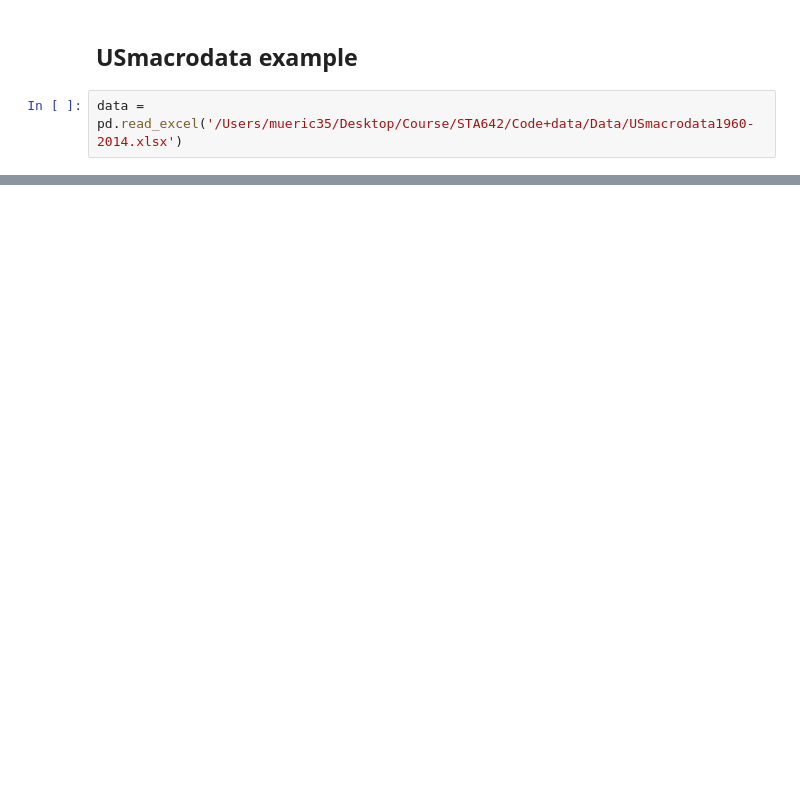
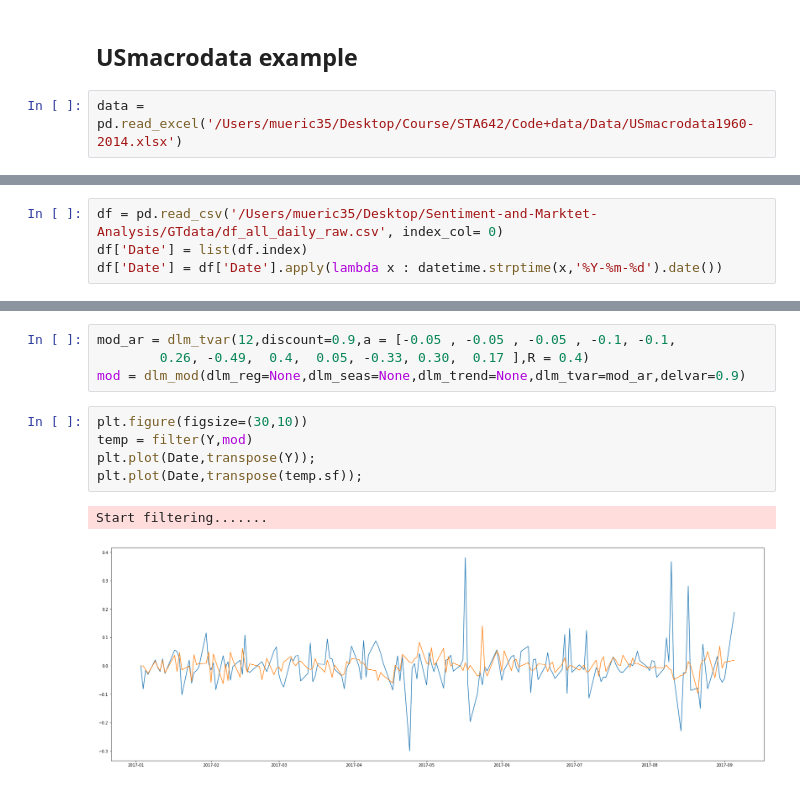
Before and after one commit to TunChiehHsu/Univariate_DLM, a Jupyter notebook: Univariate_dlm.ipynb, the cells around one changed output, grey strips where cells are left out. Cells and saved outputs as stored; diff of their text form; blank space fills up the shorter version.

```diff
--- a/Univariate_dlm.ipynb
+++ b/Univariate_dlm.ipynb
@@ -365,0 +393,4 @@ Start filtering.......
+# %%
+df = pd.read_csv('/Users/mueric35/Desktop/Sentiment-and-Marktet-Analysis/GTdata/df_all_daily_raw.csv', index_col= 0)
+df['Date'] = list(df.index)
+df['Date'] = df['Date'].apply(lambda x : datetime.strptime(x,'%Y-%m-%d').date())
@@ -439,0 +459,12 @@ max(list(index.values())[i-1])
+# %%
+mod_ar = dlm_tvar(12,discount=0.9,a = [-0.05 , -0.05 , -0.05 , -0.1, -0.1,
+        0.26, -0.49,  0.4,  0.05, -0.33, 0.30,  0.17 ],R = 0.4)
+mod = dlm_mod(dlm_reg=None,dlm_seas=None,dlm_trend=None,dlm_tvar=mod_ar,delvar=0.9)
+# %%
+plt.figure(figsize=(30,10))
+temp = filter(Y,mod)
+plt.plot(Date,transpose(Y));
+plt.plot(Date,transpose(temp.sf));
+# %% [output]
+Start filtering.......
+[figure, added]
```
Also changed, not shown: parts of 44 cells of this notebook.
